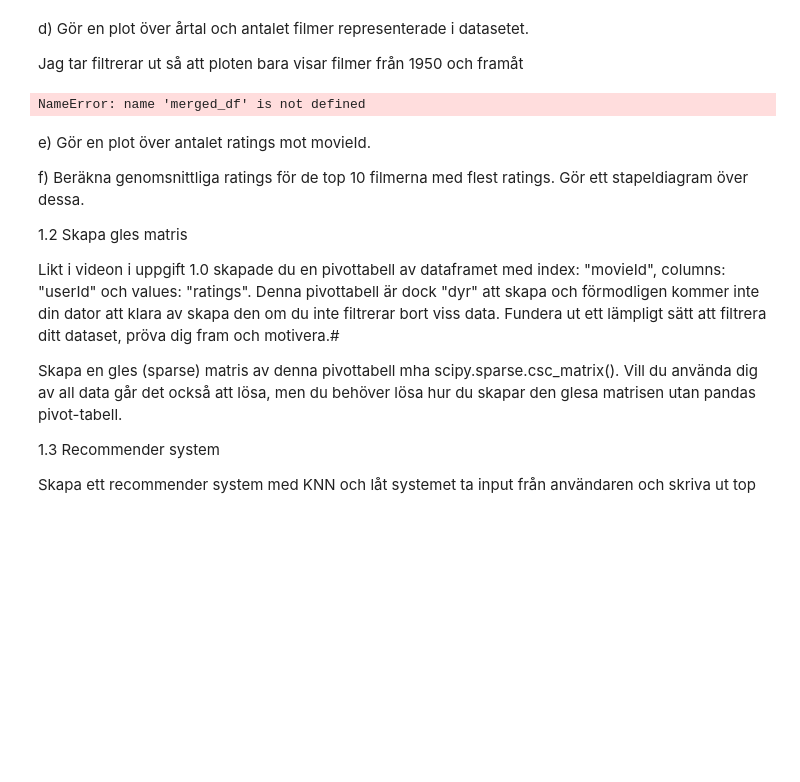
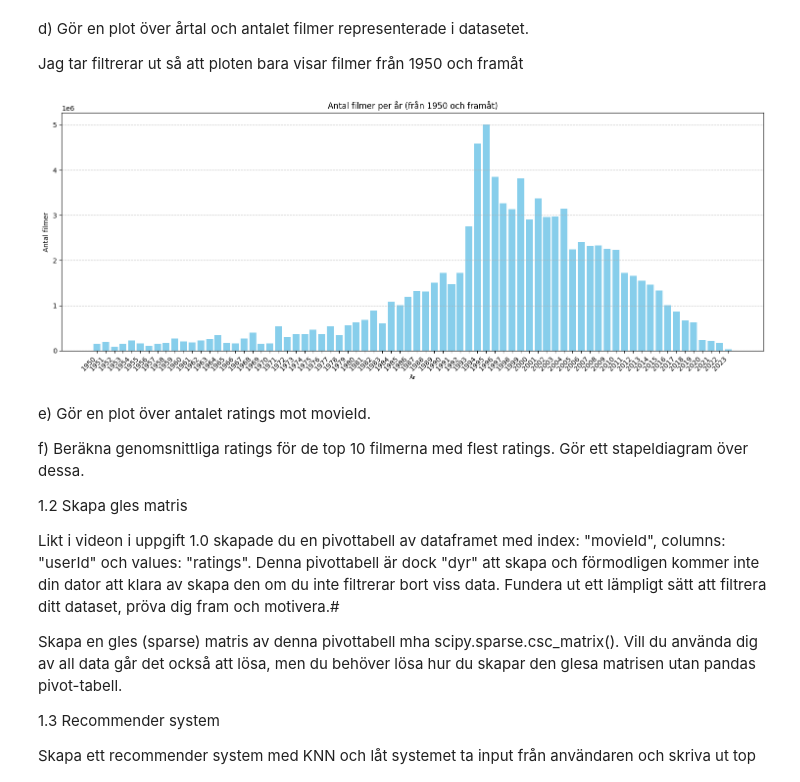
Before and after one commit to saraonsala/AI-Sara-Mellgren-OOPA23, a Jupyter notebook: Labb_1/Labb_1_1.1.ipynb, the cells around one changed output. Drawn from its saved outputs; the diff is of its cells as text; code cells hidden in the pictures; blank space fills up the shorter version.

Commit message:
Ej korrekt plot, datan ser inte ut att stämma. Fix it next time

```diff
--- a/Labb_1/Labb_1_1.1.ipynb
+++ b/Labb_1/Labb_1_1.1.ipynb
@@ -28,6 +28,6 @@ df_movies.head()
 | 4 | Waiting to Exhale (1995) | Comedy|Drama|Romance |
 | 5 | Father of the Bride Part II (1995) | Comedy |
 # %%
-df_movies= pd.read_csv("Data/ml-latest/movies.csv", index_col = 0)
+df_ratings= pd.read_csv("Data/ml-latest/ratings.csv", index_col = 0)
 df_ratings.head()
 # %% [output]
@@ -119,32 +135,23 @@ Jag tar filtrerar ut så att ploten bara visar filmer från 1950 och framåt
 # %%
 # Filtrera filmer från 1950 och framåt
 merged_df_filtered = merged_df[merged_df['year'].astype(float) >= 1950]
 
 # Räkna antalet filmer per år
 movies_per_year = merged_df_filtered.groupby('year').size()
 
 # Skapa en barplot med hovereffekt
-plt.figure(figsize=(10, 6))
+plt.figure(figsize=(15, 6))
 bars = plt.bar(movies_per_year.index, movies_per_year, color='skyblue')
 
-# Lägg till filmens namn när muspekaren är över staplarna
-for bar in bars:
-    height = bar.get_height()
-    plt.annotate('{}'.format(height),
-                 xy=(bar.get_x() + bar.get_width() / 2, height),
-                 xytext=(0, 3),  # 3 points vertical offset
-                 textcoords="offset points",
-                 ha='center', va='bottom')
-
 plt.title('Antal filmer per år (från 1950 och framåt)')
-plt.xlabel('År')
+plt.xlabel('År', fontsize=8)
 plt.ylabel('Antal filmer')
 plt.xticks(rotation=45, ha='right')
 plt.grid(axis='y', linestyle='--', alpha=0.7)
 plt.tight_layout()
 plt.show()
 # %% [output]
-NameError: name 'merged_df' is not defined
+[figure, added]
 # %% [markdown]
 
 
```
Also changed, not shown: parts of 2 cells of this notebook.
